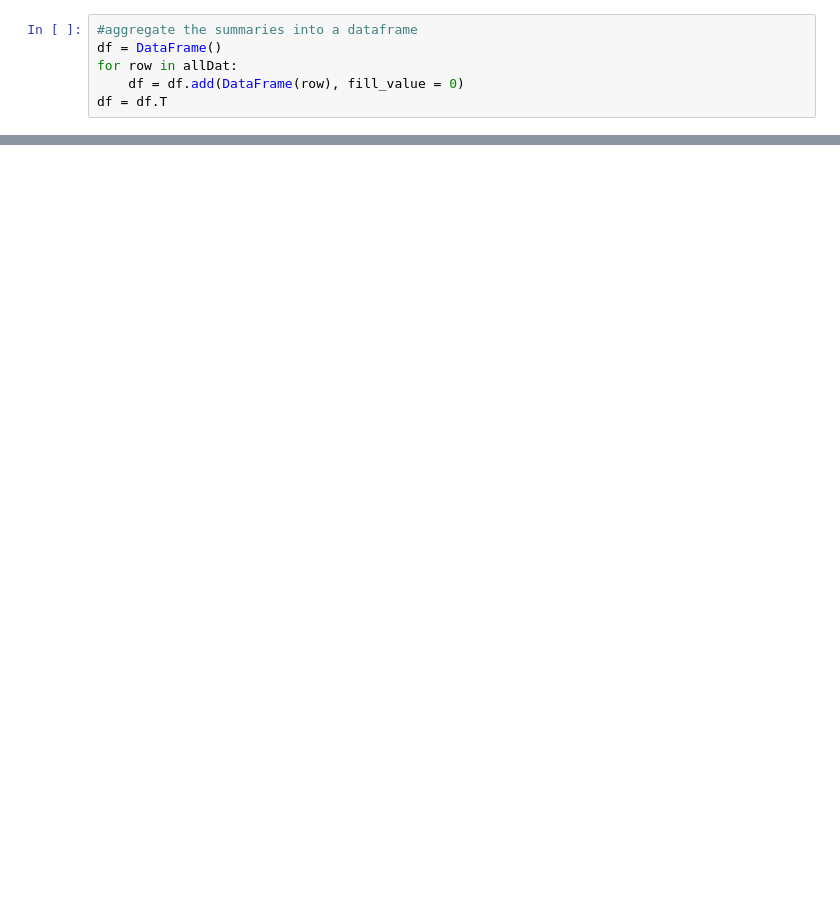
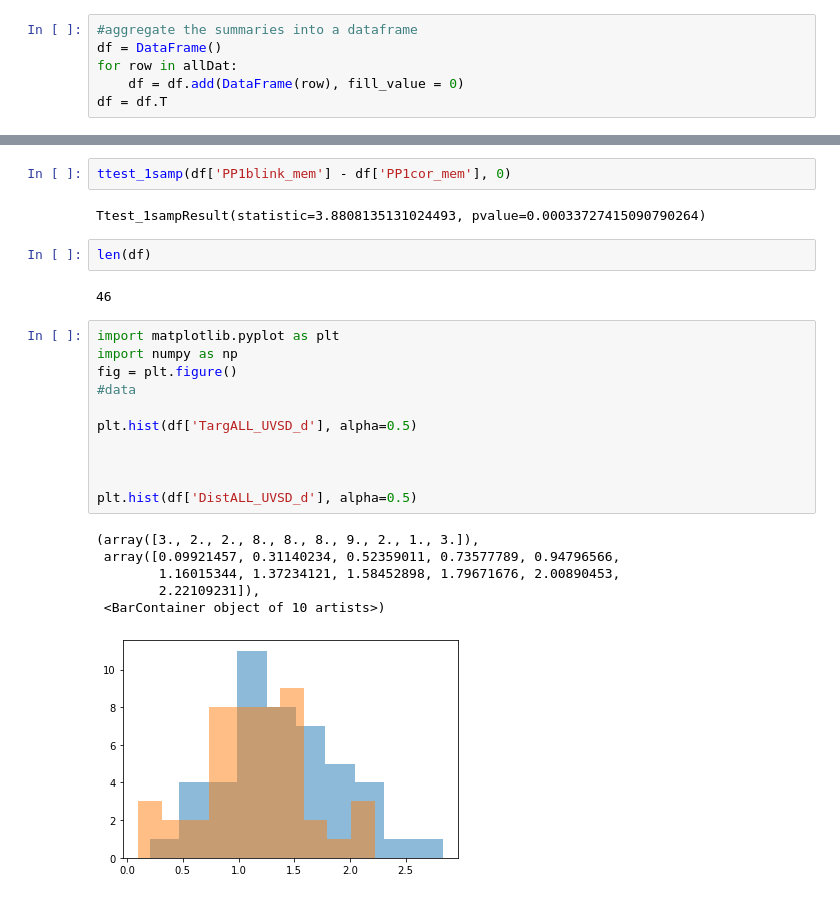
Before and after one commit to adede1988/ABmem, a Jupyter notebook: ABmemNotebook.ipynb, the cells around one changed output, grey strips where cells are left out. Drawn from its saved outputs; the diff is of its cells as text; blank space fills up the shorter version.

```diff
--- a/ABmemNotebook.ipynb
+++ b/ABmemNotebook.ipynb
@@ -99,0 +143,26 @@ plt.hist(df['PP1blink_mem'] - df['PP1cor_mem'])
+# %%
+ttest_1samp(df['PP1blink_mem'] - df['PP1cor_mem'], 0)
+# %% [output]
+Ttest_1sampResult(statistic=3.8808135131024493, pvalue=0.00033727415090790264)
+# %%
+len(df)
+# %% [output]
+46
+# %%
+import matplotlib.pyplot as plt
+import numpy as np
+fig = plt.figure()
+#data
+
+plt.hist(df['TargALL_UVSD_d'], alpha=0.5)
+
+
+
+plt.hist(df['DistALL_UVSD_d'], alpha=0.5)
+# %% [output]
+(array([3., 2., 2., 8., 8., 8., 9., 2., 1., 3.]),
+ array([0.09921457, 0.31140234, 0.52359011, 0.73577789, 0.94796566,
+        1.16015344, 1.37234121, 1.58452898, 1.79671676, 2.00890453,
+        2.22109231]),
+ <BarContainer object of 10 artists>)
+[figure, added]
```
Also changed, not shown: parts of 36 cells of this notebook, 36 other files.
